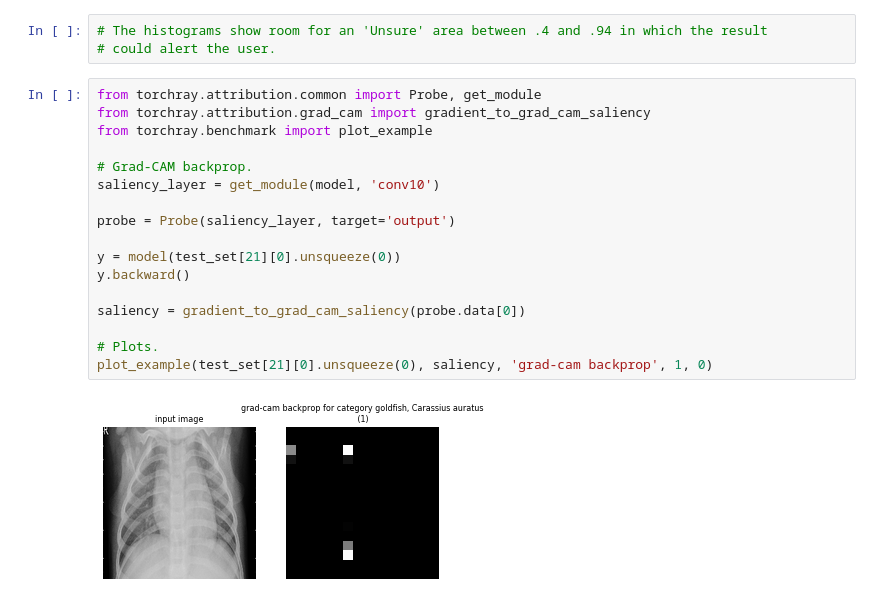
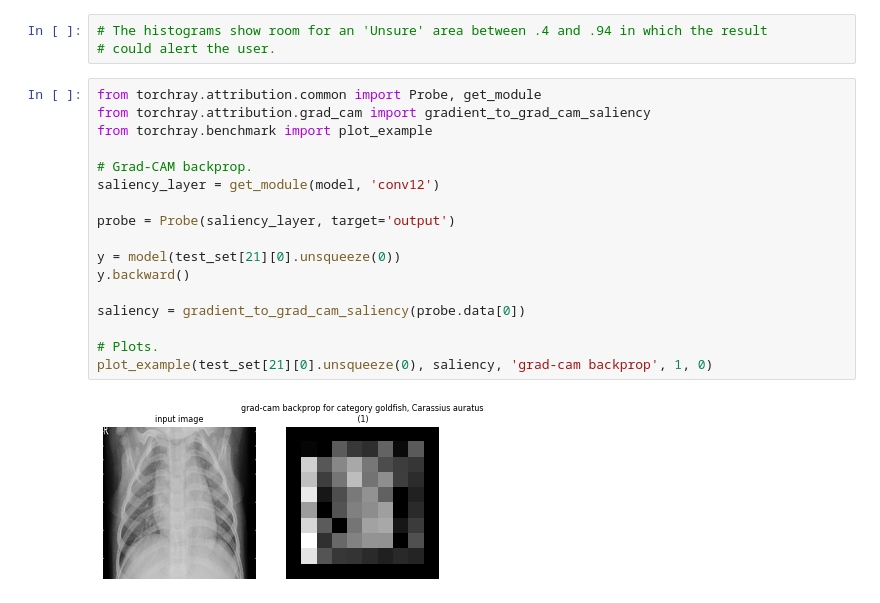
Before and after one commit to pdoyle5000/pneumonia, a Jupyter notebook: classifier/ResultsAnalysis.ipynb, the cells around one changed output. Cells and saved outputs as stored; diff of their text form.

```diff
--- a/classifier/ResultsAnalysis.ipynb
+++ b/classifier/ResultsAnalysis.ipynb
@@ -164,19 +164,19 @@ array([[<matplotlib.axes._subplots.AxesSubplot object at 0x...>]],
 # %%
 from torchray.attribution.common import Probe, get_module
 from torchray.attribution.grad_cam import gradient_to_grad_cam_saliency
 from torchray.benchmark import plot_example
 
 # Grad-CAM backprop.
-saliency_layer = get_module(model, 'conv10')
+saliency_layer = get_module(model, 'conv12')
 
 probe = Probe(saliency_layer, target='output')
 
 y = model(test_set[21][0].unsqueeze(0))
 y.backward()
 
 saliency = gradient_to_grad_cam_saliency(probe.data[0])
 
 # Plots.
 plot_example(test_set[21][0].unsqueeze(0), saliency, 'grad-cam backprop', 1, 0)
 # %% [output]
-[figure, old version]
+[figure, new version]
```
Also changed, not shown: 3 other files.
